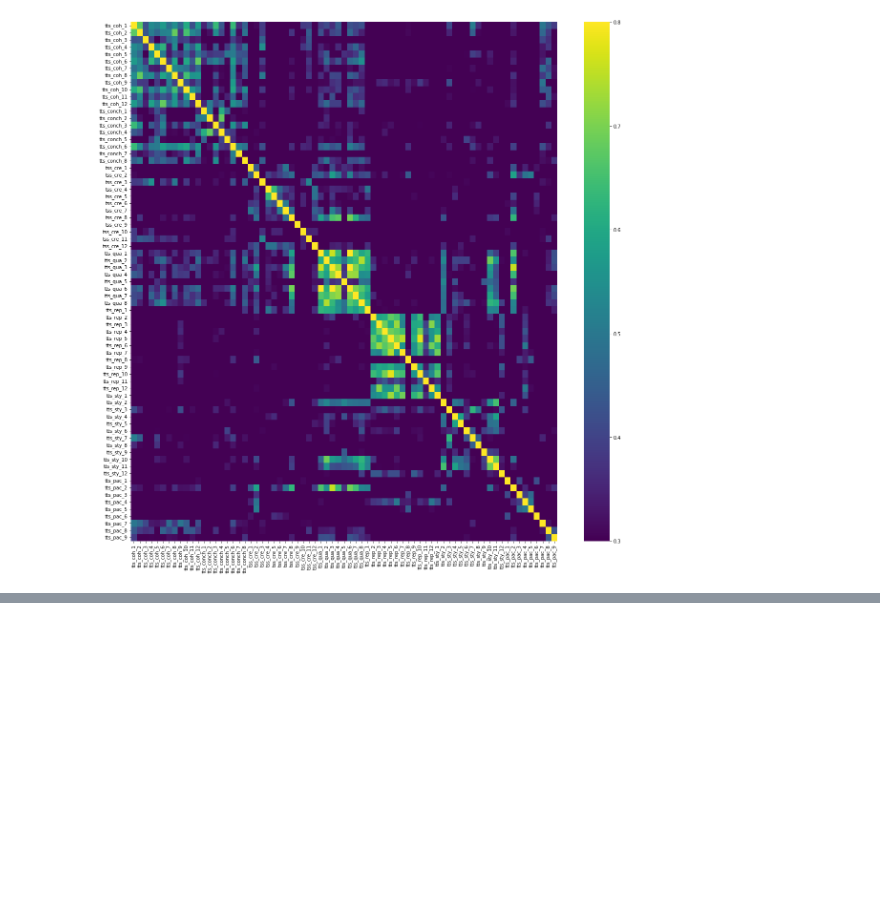
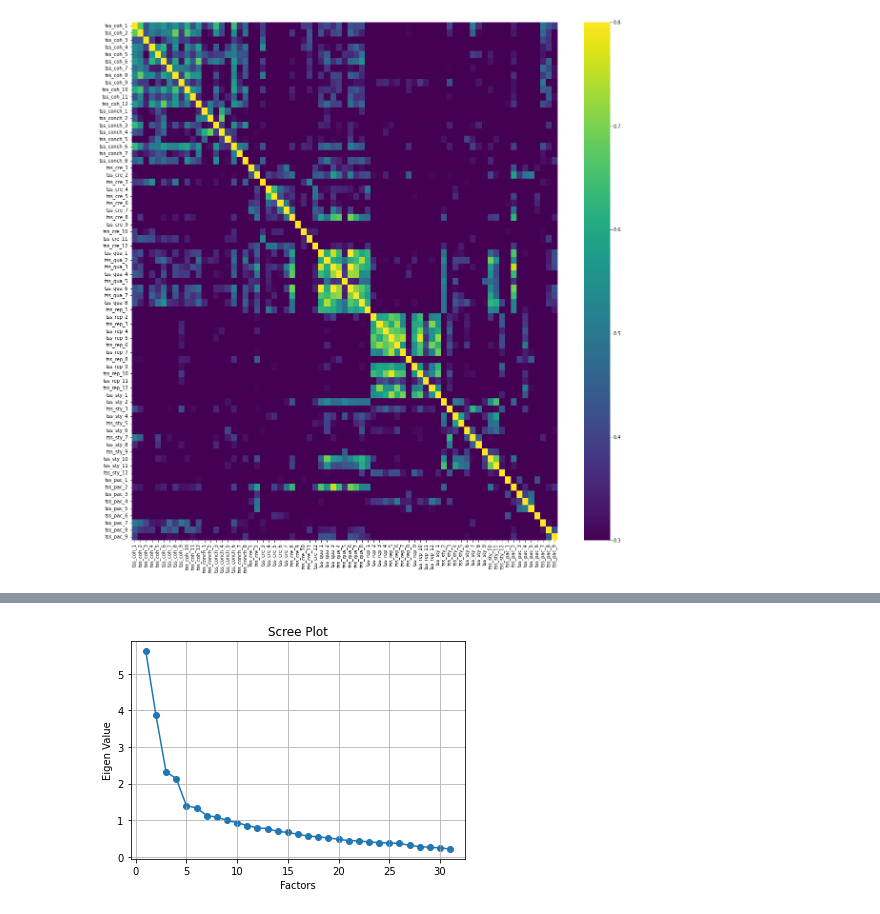
Before and after one commit to MWiechmann/ai_story_scale, a Jupyter notebook: scale_construction_efa.ipynb, the cells around one changed output, grey strips where cells are left out. Cells and saved outputs as stored; diff of their text form; code cells hidden in the pictures; blank space fills up the shorter version.

```diff
--- a/scale_construction_efa.ipynb
+++ b/scale_construction_efa.ipynb
@@ -125,0 +135,4 @@ ax = sns.heatmap(abs(items_corr),
+# %%
+# Consider excluding variables with lots correlations < .3
+items_analysis_li = copy.deepcopy(item_labels_li)
+items_analysis_li.remove("tss_cre_9")
@@ -125,0 +273,12 @@ ax = sns.heatmap(abs(items_corr),
+# %%
+efa = fa.factor_analyzer.FactorAnalyzer(rotation = None, n_factors=tss_df[items_analysis_li].shape[1])
+efa.fit(tss_df[items_analysis_li])
+ev,_ = efa.get_eigenvalues()
+plt.scatter(range(1,tss_df[items_analysis_li].shape[1]+1),ev)
+plt.plot(range(1,tss_df[items_analysis_li].shape[1]+1),ev)
+plt.title('Scree Plot')
+plt.xlabel('Factors')
+plt.ylabel('Eigen Value')
+plt.grid()
+# %% [output]
+[figure, added]
```
Also changed, not shown: parts of 16 cells of this notebook, 1 other file.
